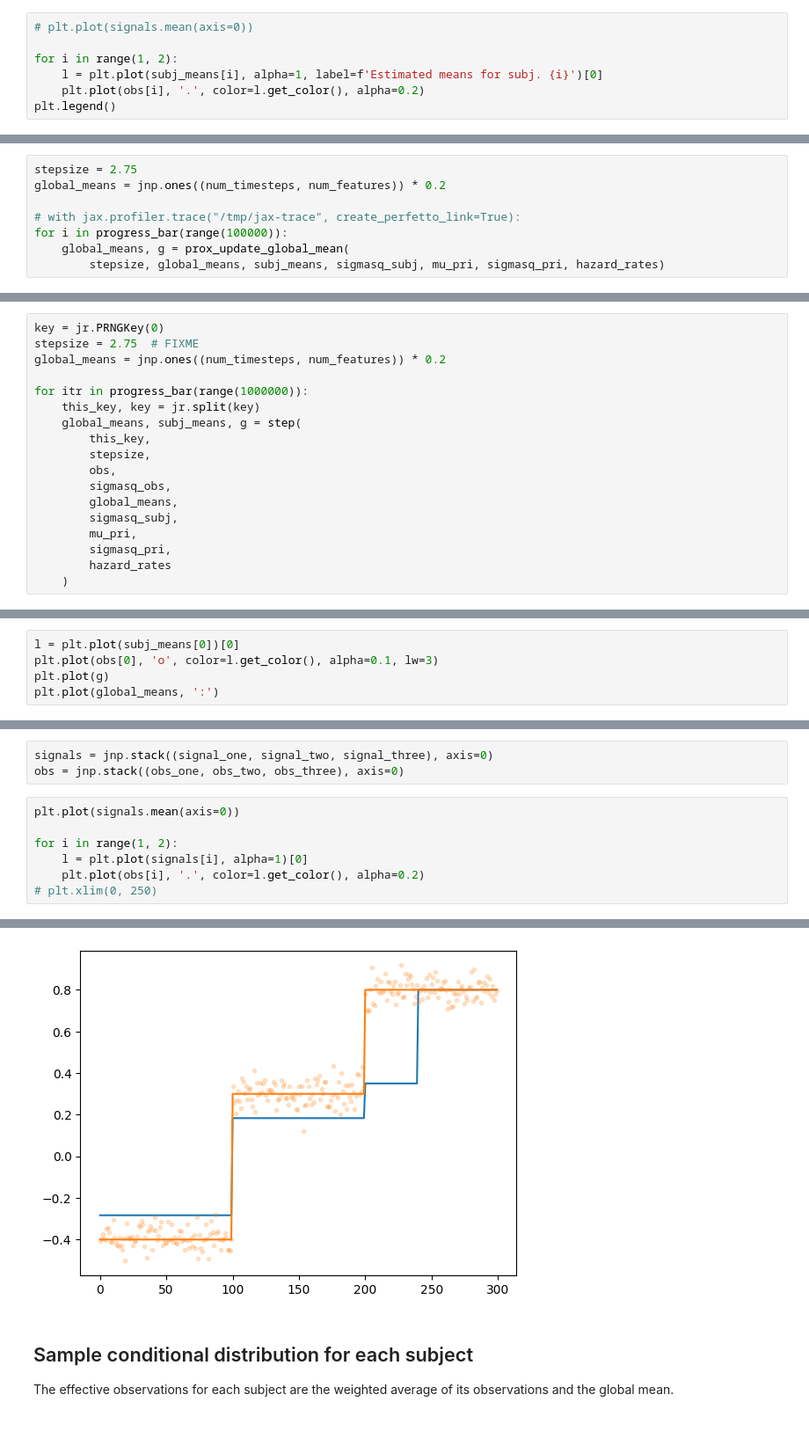
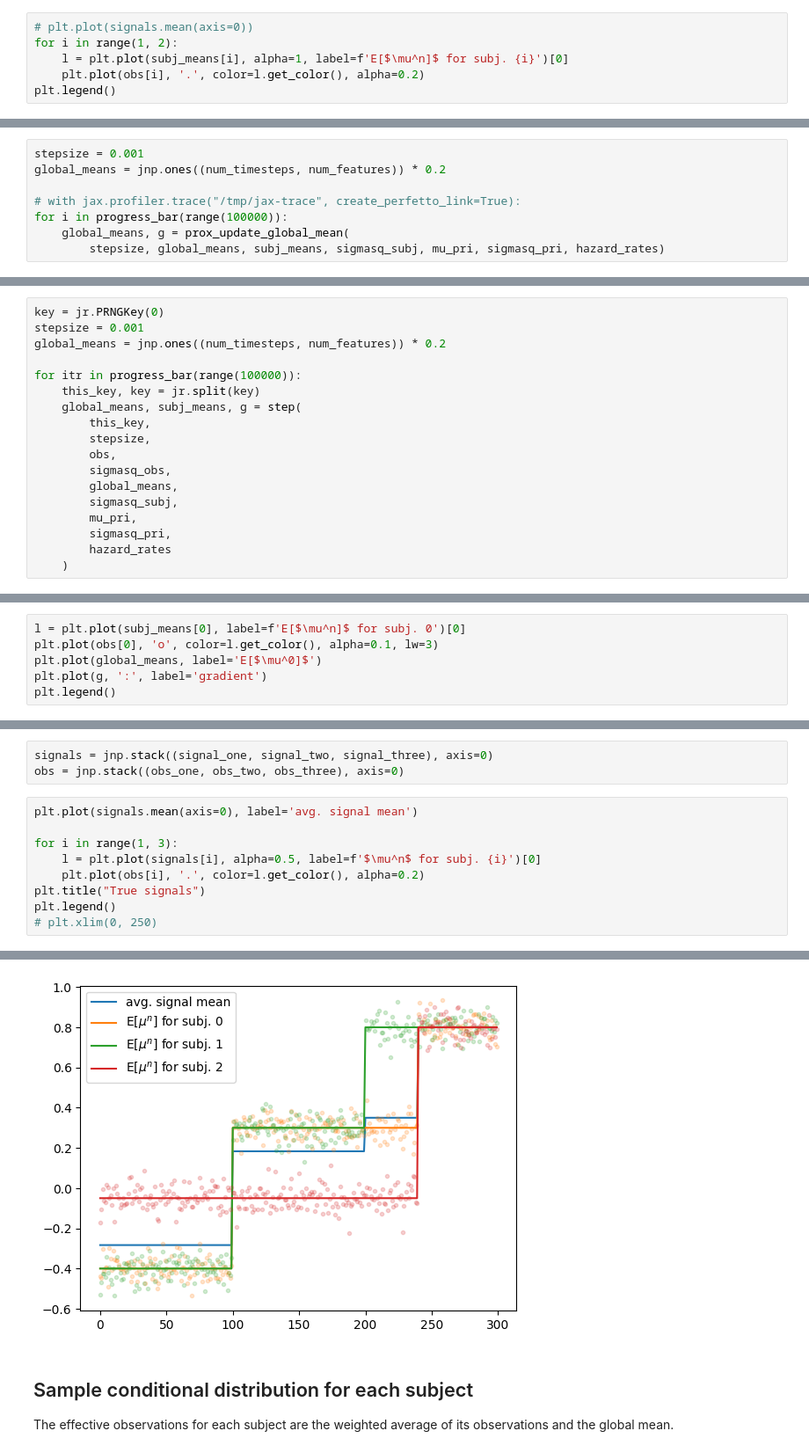
Before and after one commit to emdupre/bayes-ca, a Jupyter notebook: experiments/schematic_simulation.ipynb, the cells around one changed output, grey strips where cells are left out. Shown: that part at 88% size. Cells and saved outputs as stored; diff of their text form; blank space fills up the shorter version.

```diff
--- a/experiments/schematic_simulation.ipynb
+++ b/experiments/schematic_simulation.ipynb
@@ -128,9 +128,8 @@ subj_means = gibbs_sample_subject_means(
     key, obs, sigmasq_obs, init_global_means, sigmasq_subj, mu_pri, sigmasq_pri, hazard_rates)
 # %%
 # plt.plot(signals.mean(axis=0))
-
 for i in range(1, 2):
-    l = plt.plot(subj_means[i], alpha=1, label=f'Estimated means for subj. {i}')[0]
+    l = plt.plot(subj_means[i], alpha=1, label=f'E[$\mu^n]$ for subj. {i}')[0]
     plt.plot(obs[i], '.', color=l.get_color(), alpha=0.2)
 plt.legend()
 # %% [output]
@@ -139,5 +138,5 @@ plt.legend()
 # %%
-stepsize = 2.75
+stepsize = 0.001
 global_means = jnp.ones((num_timesteps, num_features)) * 0.2
 
 # with jax.profiler.trace("/tmp/jax-trace", create_perfetto_link=True):
@@ -157,9 +157,9 @@ Text(0.5, 1.0, 'Estimated global means, 99999 iterations')
 # %%
 key = jr.PRNGKey(0)
-stepsize = 2.75  # FIXME
+stepsize = 0.001
 global_means = jnp.ones((num_timesteps, num_features)) * 0.2
 
-for itr in progress_bar(range(1000000)):
+for itr in progress_bar(range(100000)):
     this_key, key = jr.split(key)
     global_means, subj_means, g = step(
         this_key,
@@ -177,6 +177,7 @@ for itr in progress_bar(range(1000000)):
 # %%
-l = plt.plot(subj_means[0])[0]
+l = plt.plot(subj_means[0], label=f'E[$\mu^n]$ for subj. 0')[0]
 plt.plot(obs[0], 'o', color=l.get_color(), alpha=0.1, lw=3)
-plt.plot(g)
-plt.plot(global_means, ':')
+plt.plot(global_means, label='E[$\mu^0]$')
+plt.plot(g, ':', label='gradient')
+plt.legend()
 # %% [output]
@@ -226,10 +249,12 @@ plt.legend()
 signals = jnp.stack((signal_one, signal_two, signal_three), axis=0)
 obs = jnp.stack((obs_one, obs_two, obs_three), axis=0)
 # %%
-plt.plot(signals.mean(axis=0))
+plt.plot(signals.mean(axis=0), label='avg. signal mean')
 
-for i in range(1, 2):
-    l = plt.plot(signals[i], alpha=1)[0]
+for i in range(1, 3):
+    l = plt.plot(signals[i], alpha=0.5, label=f'$\mu^n$ for subj. {i}')[0]
     plt.plot(obs[i], '.', color=l.get_color(), alpha=0.2)
+plt.title("True signals")
+plt.legend()
 # plt.xlim(0, 250)
 # %% [output]
@@ -236,4 +262,4 @@ for i in range(1, 2):
-[figure, old version]
+[figure, new version]
 # %% [markdown]
 ## Sample conditional distribution for each subject
 
```
Also changed, not shown: parts of 31 cells of this notebook.
